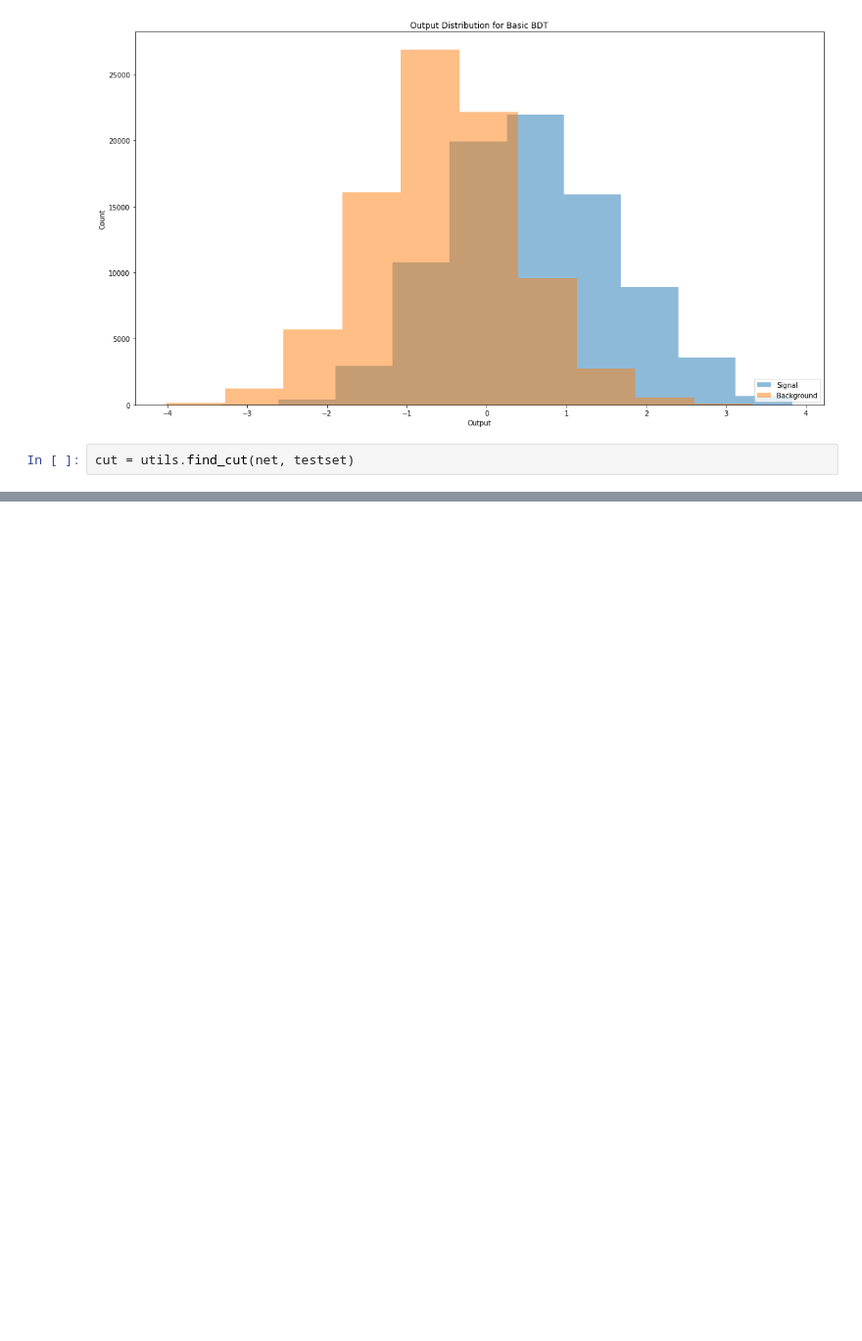
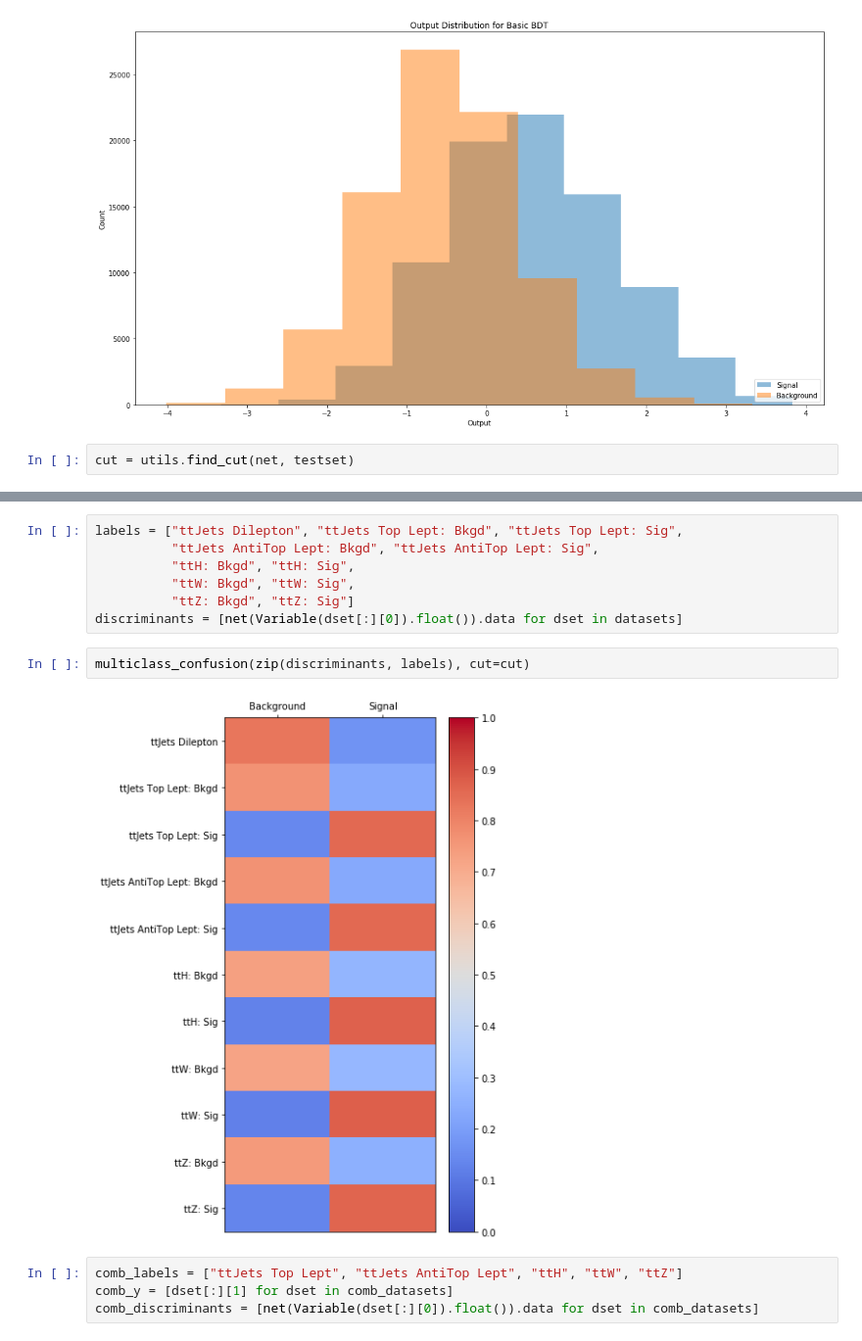
Before and after one commit to mdkdrnevich/DeepHadTopTagger, a Jupyter notebook: model_analysis.ipynb, the cells around one changed output, grey strips where cells are left out. Shown at 98% size. Drawn from its saved outputs; the diff is of its cells as text; blank space fills up the shorter version.

```diff
--- a/model_analysis.ipynb
+++ b/model_analysis.ipynb
@@ -231,0 +298,15 @@ cut
+# %%
+labels = ["ttJets Dilepton", "ttJets Top Lept: Bkgd", "ttJets Top Lept: Sig",
+          "ttJets AntiTop Lept: Bkgd", "ttJets AntiTop Lept: Sig",
+          "ttH: Bkgd", "ttH: Sig",
+          "ttW: Bkgd", "ttW: Sig",
+          "ttZ: Bkgd", "ttZ: Sig"]
+discriminants = [net(Variable(dset[:][0]).float()).data for dset in datasets]
+# %%
+multiclass_confusion(zip(discriminants, labels), cut=cut)
+# %% [output]
+[figure, added]
+# %%
+comb_labels = ["ttJets Top Lept", "ttJets AntiTop Lept", "ttH", "ttW", "ttZ"]
+comb_y = [dset[:][1] for dset in comb_datasets]
+comb_discriminants = [net(Variable(dset[:][0]).float()).data for dset in comb_datasets]
```
Also changed, not shown: parts of 11 cells of this notebook, 1 other file.
